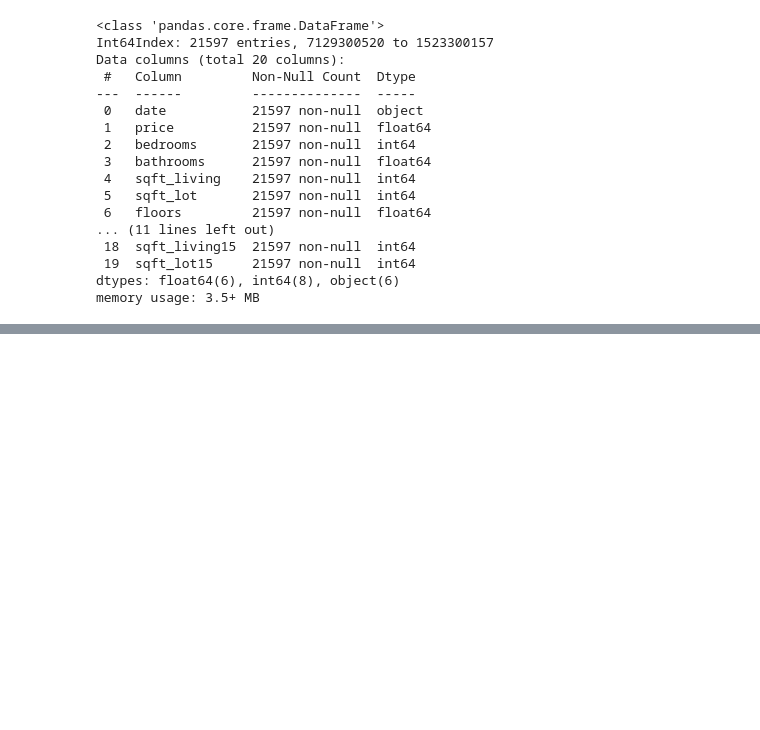
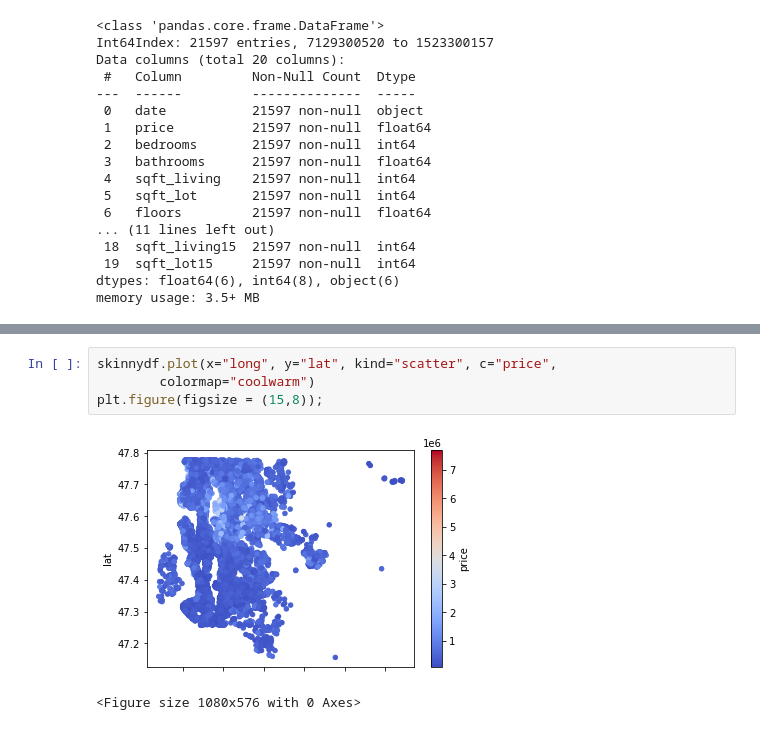
Before and after one commit to aishabaitemirovaothman/phase2_project_group7, a Jupyter notebook: stevensnotebook.ipynb, the cells around one changed output, grey strips where cells are left out. Drawn from its saved outputs; the diff is of its cells as text; blank space fills up the shorter version.

```diff
--- a/stevensnotebook.ipynb
+++ b/stevensnotebook.ipynb
@@ -152,0 +234,7 @@ pd.plotting.scatter_matrix(df, figsize=(10,12));
+# %%
+skinnydf.plot(x="long", y="lat", kind="scatter", c="price",
+        colormap="coolwarm")
+plt.figure(figsize = (15,8));
+# %% [output]
+[figure, added]
+<Figure size 1080x576 with 0 Axes>
```
Also changed, not shown: parts of 31 cells of this notebook.
